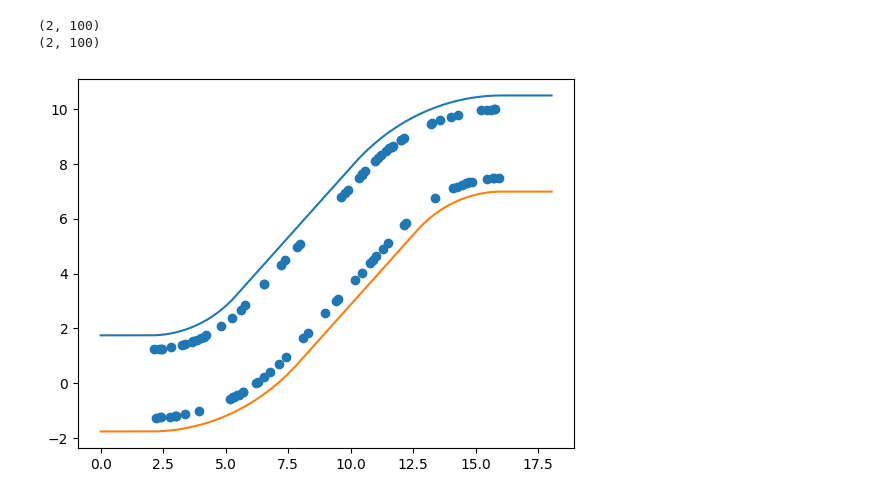
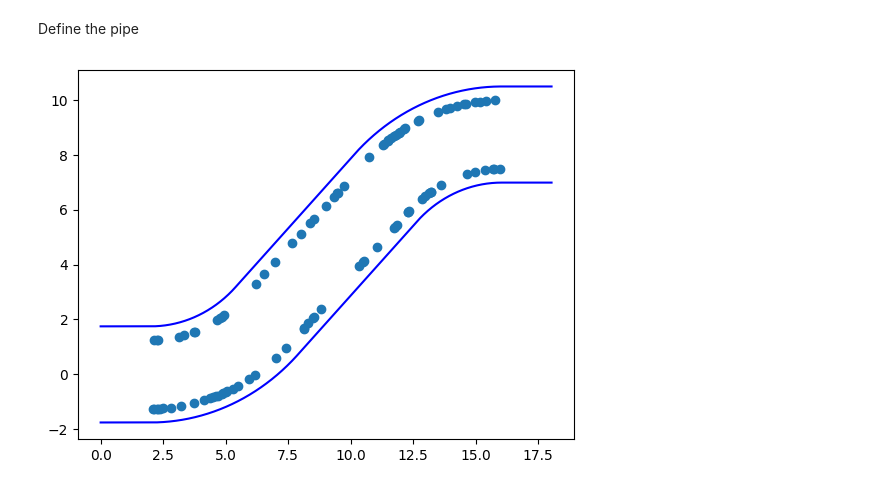
Before and after one commit to TWilson05/2406-Continuum-Robot, a Jupyter notebook: tube_specs/optimize_LK.ipynb, the cells around one changed output. Saved outputs shown, nothing was run; the diff lists cells and outputs as text; code cells hidden in the pictures.

```diff
--- a/tube_specs/optimize_LK.ipynb
+++ b/tube_specs/optimize_LK.ipynb
@@ -8,6 +8,8 @@ from CTR_Dominating_Stiffness import CTR_DomStiff
 import numpy as np
 import matplotlib.pyplot as plt
 from scipy.optimize import minimize
+# %% [markdown]
+Define the pipe
 # %%
 tube_diameter = 3.5 # diameter of tube (cm)
 tube_radius_of_curvature = 6.5 # radius of curvature of tube (cm)
@@ -64,39 +66,35 @@ class Pipe_Workspace:
             conditions.append((x > changes_x[3]) & (x <= changes_x[4]))
             conditions.append((x > changes_x[4]))
             conditions_list.append(conditions)
 
         return np.piecewise(x, conditions_list[0], upper), np.piecewise(x, conditions_list[1], lower)
 
     def tube_shape(self, dpts=1000):
         x = np.linspace(0, self.x_final, dpts)
         upper, lower = self.get_tube_bounds(x)
         return x, upper, lower
 
     def get_test_locations(self, num_tests, delta_x=0.01):
         min_focal_length = 0.5
         dx = np.ones(num_tests) * delta_x
         x = np.random.uniform(self.end_lengths, self.x_final - self.end_lengths, num_tests)
         side = np.random.randint(0, 2, num_tests)
         upper, lower = self.get_tube_bounds(x)
         y = np.where(side, upper, lower)
         y2upper, y2lower = self.get_tube_bounds(x + dx)
         dy = np.where(side, y2upper, y2lower) - y
         direction = np.where(side, 1, -1)[np.newaxis,:] * np.vstack([-dy, dx])
         direction /= np.linalg.norm(direction, axis=0)
         coordinates = np.vstack([x, y])
-        print(coordinates.shape)
-        print(direction.shape)
         coordinates -= min_focal_length * direction
-        return coordinates, direction
+        return np.vstack([coordinates, direction])
 
 Pipe = Pipe_Workspace(tube_diameter, tube_radius_of_curvature, tube_curve_length, middle_length, end_lengths)
 x, upper, lower = Pipe.tube_shape()
 test_locs = Pipe.get_test_locations(100)
-plt.plot(x, upper)
-plt.plot(x, lower)
-plt.scatter(test_locs[0][0,:], test_locs[0][1,:])
+plt.plot(x, upper, c='b')
+plt.plot(x, lower, c='b')
+plt.scatter(test_locs[0,:], test_locs[1,:])
 plt.show()
 # %% [output]
-(2, 100)
-(2, 100)
-[figure, old version]
+[figure, new version]
```
Also changed, not shown: parts of 10 cells of this notebook, 1 other file.
